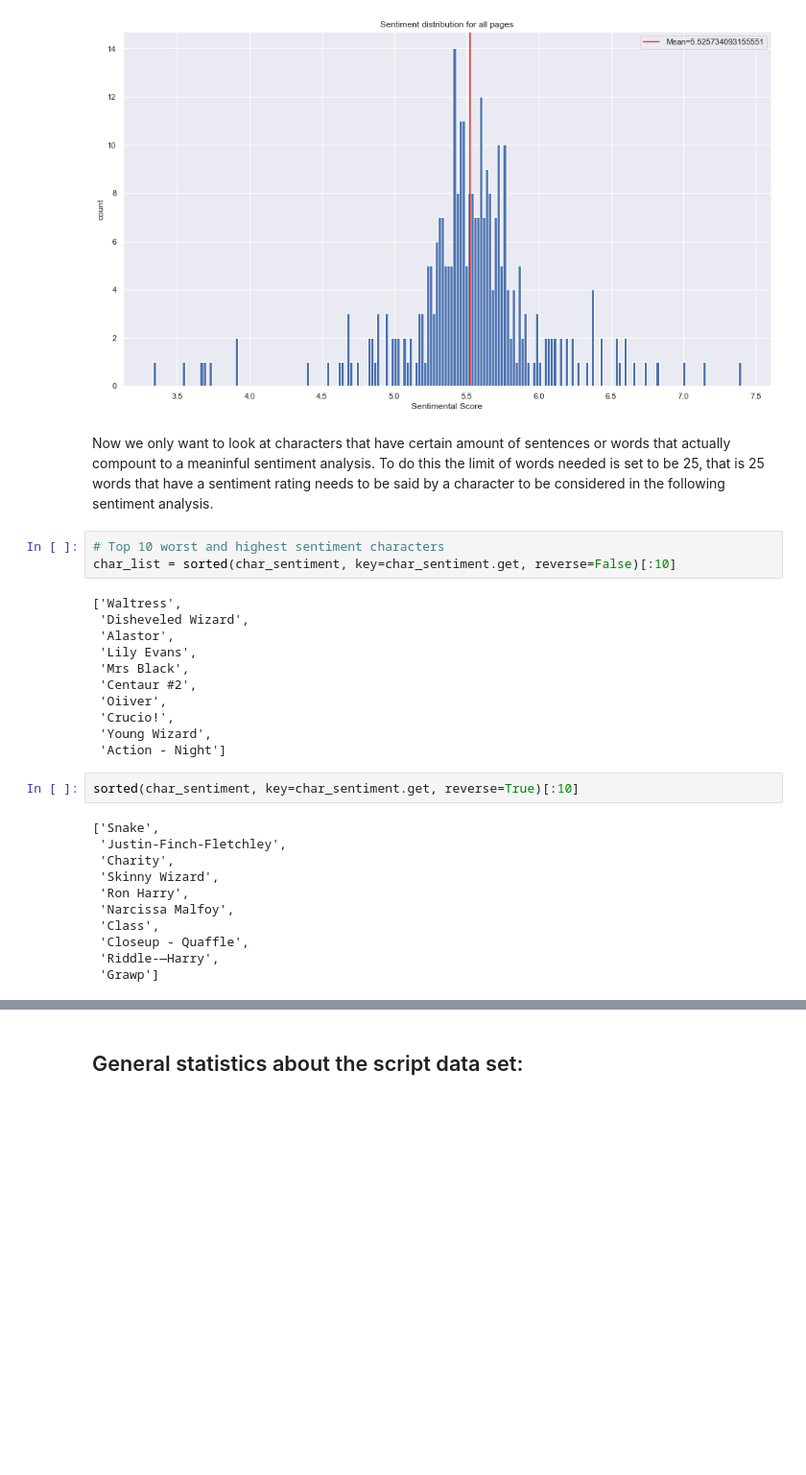
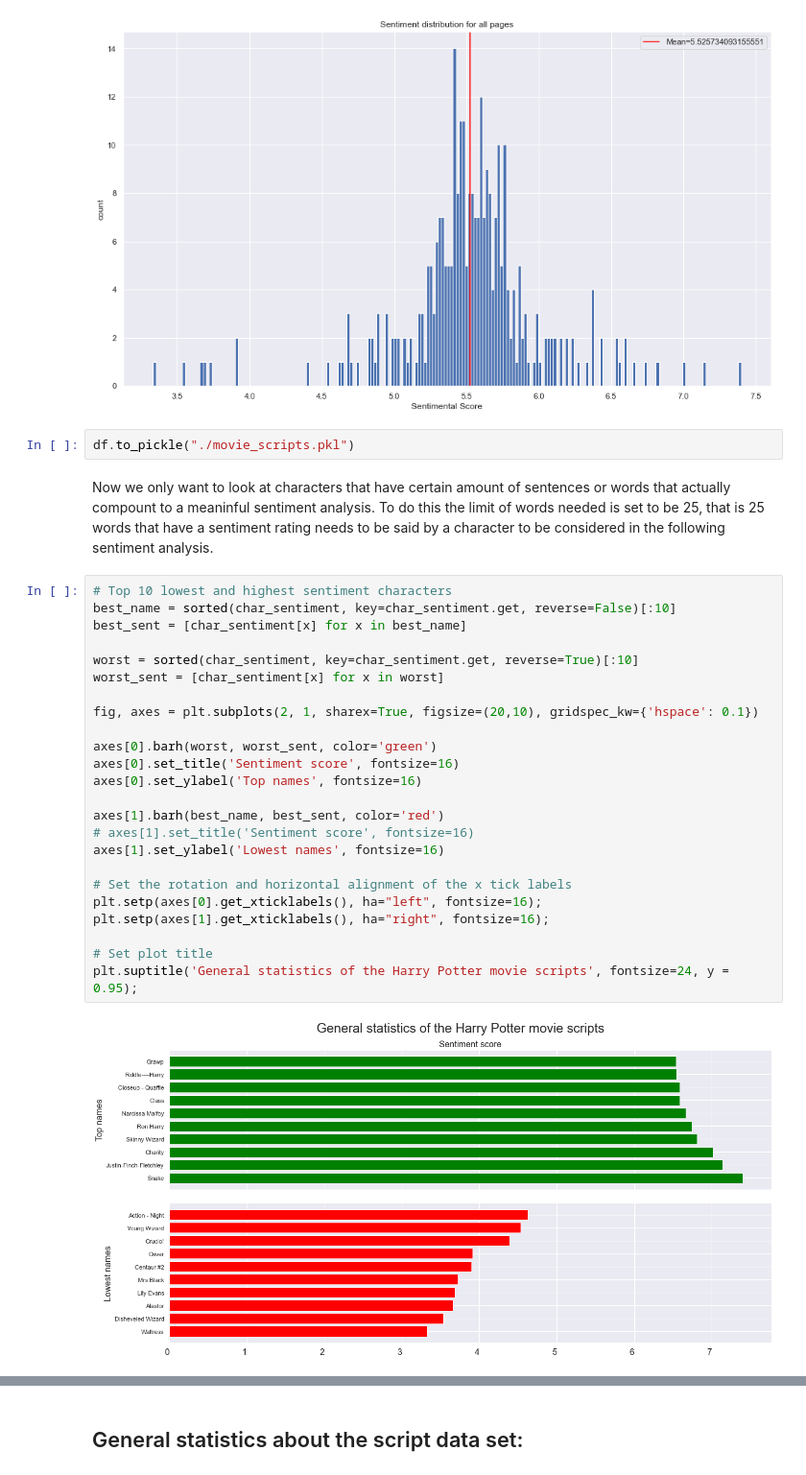
Before and after one commit to hlynurarni/HarryPotter_02805_Project, a Jupyter notebook: movie_scripts/script_analysis.ipynb, the cells around one changed output, grey strips where cells are left out. Shown at 96% size. Drawn from its saved outputs; the diff is of its cells as text; blank space fills up the shorter version.

```diff
--- a/movie_scripts/script_analysis.ipynb
+++ b/movie_scripts/script_analysis.ipynb
@@ -251,32 +251,33 @@ plt.xlabel('Sentimental Score')
 plt.show()
 # %% [output]
 [figure]
+# %%
+df.to_pickle("./movie_scripts.pkl")
 # %% [markdown]
 Now we only want to look at characters that have certain amount of sentences or words that actually compount to a meaninful sentiment analysis. To do this the limit of words needed is set to be 25, that is 25 words that have a sentiment rating needs to be said by a character to be considered in the following sentiment analysis.
-# %%
-# Top 10 worst and highest sentiment characters
-char_list = sorted(char_sentiment, key=char_sentiment.get, reverse=False)[:10]
-# %% [output]
-['Waltress',
- 'Disheveled Wizard',
- 'Alastor',
- 'Lily Evans',
- 'Mrs Black',
- 'Centaur #2',
- 'Oiiver',
- 'Crucio!',
- 'Young Wizard',
- 'Action - Night']
-# %%
-sorted(char_sentiment, key=char_sentiment.get, reverse=True)[:10]
-# %% [output]
-['Snake',
- 'Justin-Finch-Fletchley',
- 'Charity',
- 'Skinny Wizard',
- 'Ron Harry',
- 'Narcissa Malfoy',
- 'Class',
- 'Closeup - Quaffle',
- 'Riddle-—Harry',
- 'Grawp']
+# %%
+# Top 10 lowest and highest sentiment characters
+best_name = sorted(char_sentiment, key=char_sentiment.get, reverse=False)[:10]
+best_sent = [char_sentiment[x] for x in best_name]
+
+worst = sorted(char_sentiment, key=char_sentiment.get, reverse=True)[:10]
+worst_sent = [char_sentiment[x] for x in worst]
+
+fig, axes = plt.subplots(2, 1, sharex=True, figsize=(20,10), gridspec_kw={'hspace': 0.1})
+
+axes[0].barh(worst, worst_sent, color='green')
+axes[0].set_title('Sentiment score', fontsize=16)
+axes[0].set_ylabel('Top names', fontsize=16)
+
+axes[1].barh(best_name, best_sent, color='red')
+# axes[1].set_title('Sentiment score', fontsize=16)
+axes[1].set_ylabel('Lowest names', fontsize=16)
+
+# Set the rotation and horizontal alignment of the x tick labels
+plt.setp(axes[0].get_xticklabels(), ha="left", fontsize=16);
+plt.setp(axes[1].get_xticklabels(), ha="right", fontsize=16);
+
+# Set plot title
+plt.suptitle('General statistics of the Harry Potter movie scripts', fontsize=24, y = 0.95);
+# %% [output]
+[figure, added]
```
Also changed, not shown: parts of 20 cells of this notebook, 1 other file.
